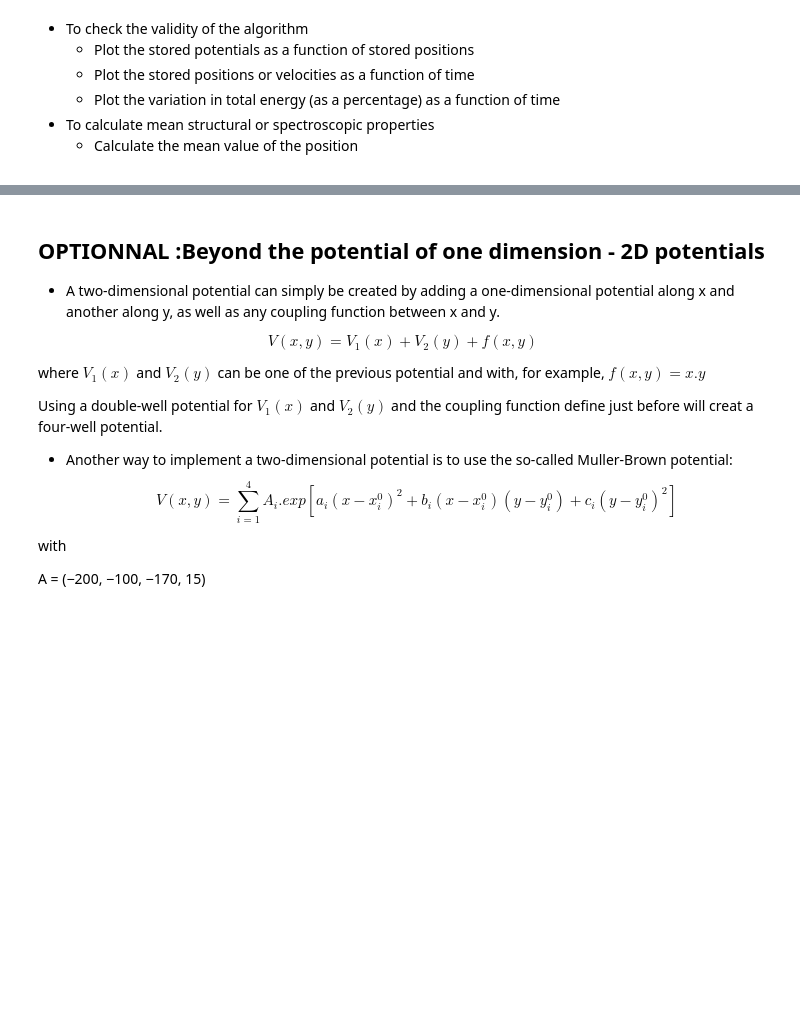
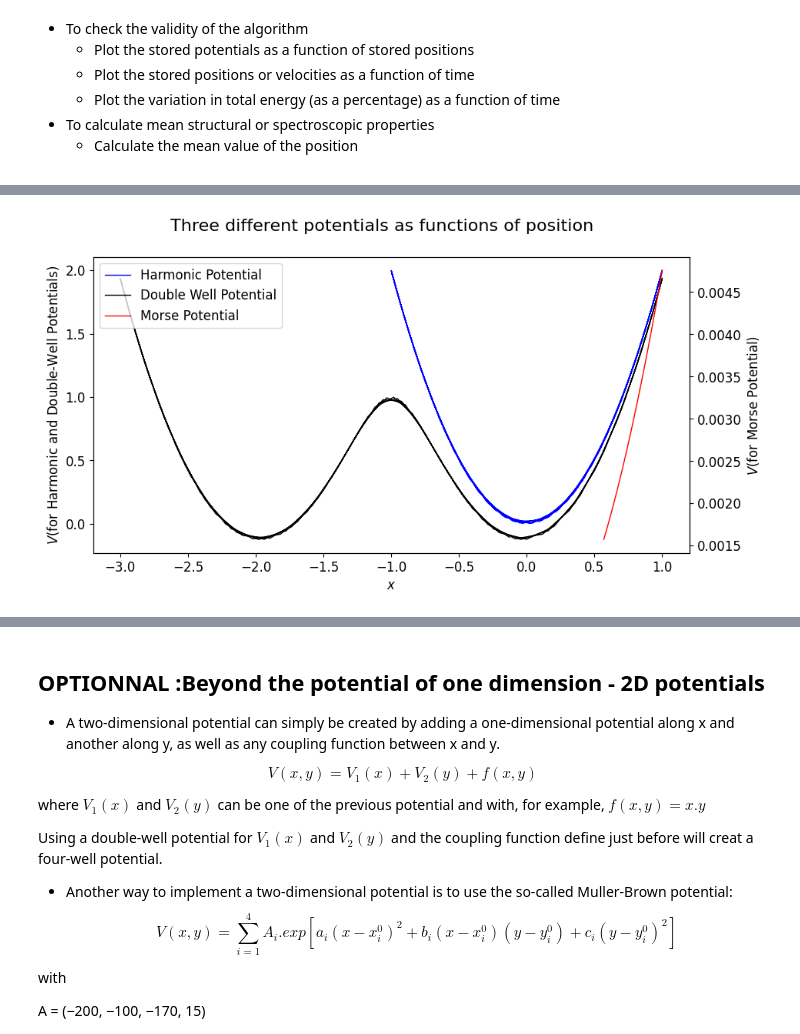
Before and after one commit to vfornemo/PytChem, a Jupyter notebook: MD_VVERLET_Tianyi.ipynb, the cells around one changed output, grey strips where cells are left out. Drawn from its saved outputs; the diff is of its cells as text; code cells hidden in the pictures; blank space fills up the shorter version.

```diff
--- a/MD_VVERLET_Tianyi.ipynb
+++ b/MD_VVERLET_Tianyi.ipynb
@@ -433,0 +406,86 @@ Text(0.5, 0, '$t$ / s')
+# %%
+import pandas as pd
+
+# Read data from csv file
+df1 = pd.read_csv('md_log_har.csv', usecols = ["Time","Position","Velocity","Energy","Total energy"])
+df2 = pd.read_csv('md_log_morse.csv', usecols = ["Time","Position","Velocity","Energy","Total energy"])
+df3 = pd.read_csv('md_log_dbwl.csv', usecols = ["Time","Position","Velocity","Energy","Total energy"])
+time1 = df1["Time"].tolist()
+position1 = df1["Position"].tolist()
+velocity1 = df1["Velocity"].tolist()
+energy1 = df1["Energy"].tolist()
+total_energy1 = df1["Total energy"].tolist()
+time2 = df2["Time"].tolist()
+position2 = df2["Position"].tolist()
+velocity2 = df2["Velocity"].tolist()
+energy2 = df2["Energy"].tolist()
+total_energy2 = df2["Total energy"].tolist()
+time3 = df3["Time"].tolist()
+position3 = df3["Position"].tolist()
+velocity3 = df3["Velocity"].tolist()
+energy3 = df3["Energy"].tolist()
+total_energy3 = df3["Total energy"].tolist()
+tot_e_var1 = [(x-total_energy1[0])/total_energy1[0]*100 for x in total_energy1]
+tot_e_var2 = [(x-total_energy2[0])/total_energy2[0]*100 for x in total_energy2]
+tot_e_var3 = [(x-total_energy3[0])/total_energy3[0]*100 for x in total_energy3]
+
+# Plot potentials as a function of position
+fig2, ax21 = plt.subplots()
+l21 = ax21.plot(position1, energy1,linewidth=1,color='blue', label="Harmonic Potential")
+l22 = ax21.plot(position3, energy3,linewidth=1,color='black', label="Double Well Potential")
+ax21.set_xlabel("$x$")
+ax21.set_ylabel("$V$(for Harmonic and Double-Well Potentials)")
+ax22 = ax21.twinx()
+l23 = ax22.plot(position2, energy2,linewidth=1,color='red', label="Morse Potential")
+ax22.set_ylabel("$V$(for Morse Potential)")
+ln21, lab21 = ax21.get_legend_handles_labels()
+ln22, lab22 = ax22.get_legend_handles_labels()
+ax22.legend(ln21+ln22, lab21+lab22, loc=0)
+fig2.suptitle('Three different potentials as functions of position', fontsize=16)
+plt.show()
+
+# Plot position as a function of time
+fig3, ax31 = plt.subplots()
+l31 = ax31.plot(time1, position1,linewidth=1,color='blue', label="Harmonic Potential")
+l32 = ax31.plot(time3, position3,linewidth=1,color='black', label="Double Well Potential")
+ax31.set_xlabel("$t$")
+ax31.set_ylabel("$x$(for Harmonic and Double-Well Potentials)")
+ax32 = ax31.twinx()
+l33 = ax32.plot(time2, position2,linewidth=1,color='red', label="Morse Potential")
+ax32.set_ylabel("$x$(for Morse Potential)")
+ln31, lab31 = ax31.get_legend_handles_labels()
+ln32, lab32 = ax32.get_legend_handles_labels()
+ax32.legend(ln31+ln32, lab31+lab32, loc=0)
+fig3.suptitle('Positions as functions of time for three different potentials', fontsize=16)
+plt.show()
+
+# Plot velocity as a function of time
+fig4, ax41 = plt.subplots()
+l41 = ax41.plot(time1, velocity1,linewidth=1,color='blue', label="Harmonic Potential")
+l42 = ax41.plot(time3, velocity3,linewidth=1,color='black', label="Double Well Potential")
+ax41.set_xlabel("$t$ / s")
+ax41.set_ylabel("$v$(for Harmonic and Double-Well Potentials)")
+ax42 = ax41.twinx()
+l43 = ax42.plot(time2, velocity2,linewidth=1,color='red', label="Morse Potential")
+ax42.set_ylabel("$v$(for Morse Potential)")
+ln41, lab41 = ax41.get_legend_handles_labels()
+ln42, lab42 = ax42.get_legend_handles_labels()
+ax42.legend(ln41+ln42, lab41+lab42, loc=0)
+fig4.suptitle('Velocities as functions of time for three different potentials', fontsize=16)
+plt.show()
+
+# Plot total energy variation as a function of time
+fig5, ax51 = plt.subplots()
+l51 = ax51.plot(time1, tot_e_var1,linewidth=1,color='blue', label="Harmonic Potential")
+l52 = ax51.plot(time3, tot_e_var3,linewidth=1,color='black', label="Double Well Potential")
+ax51.set_xlabel("$t$ / s")
+ax51.set_ylabel("$\Delta E_{tot} (\%)$(for Harmonic and Double-Well Potentials)")
+ax52 = ax51.twinx()
+l53 = ax52.plot(time2, tot_e_var2,linewidth=1,color='red', label="Morse Potential")
+ax52.set_ylabel("$\Delta E_{tot} (\%)$(for Morse Potential)")
+ln51, lab51 = ax51.get_legend_handles_labels()
+ln52, lab52 = ax52.get_legend_handles_labels()
+ax52.legend(ln51+ln52, lab51+lab52, loc=0)
+fig5.suptitle('Total energy variation as functions of time for three different potentials', fontsize=16)
+plt.show()
+# %% [output]
@@ -433,0 +497 @@ Text(0.5, 0, '$t$ / s')
+[figure, added]
```
Also changed, not shown: parts of 11 cells of this notebook, 1 other file.
